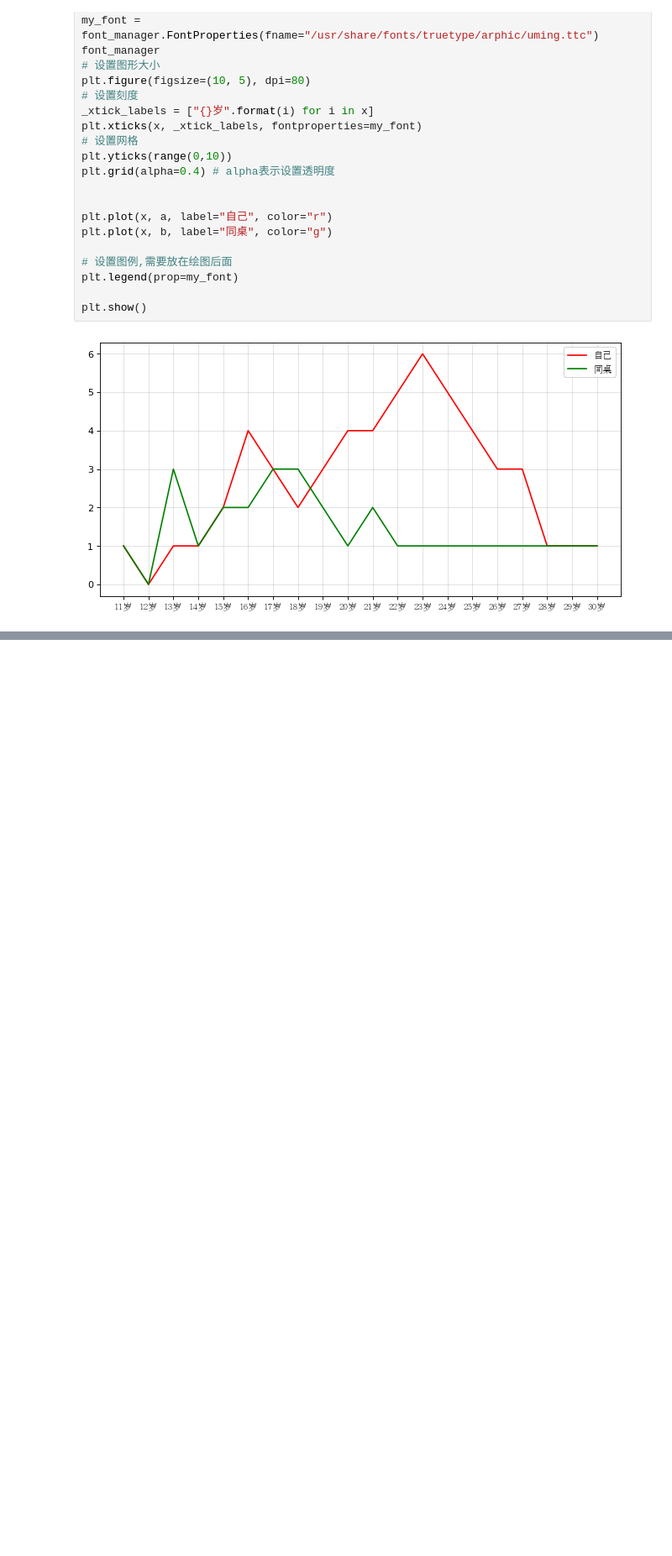
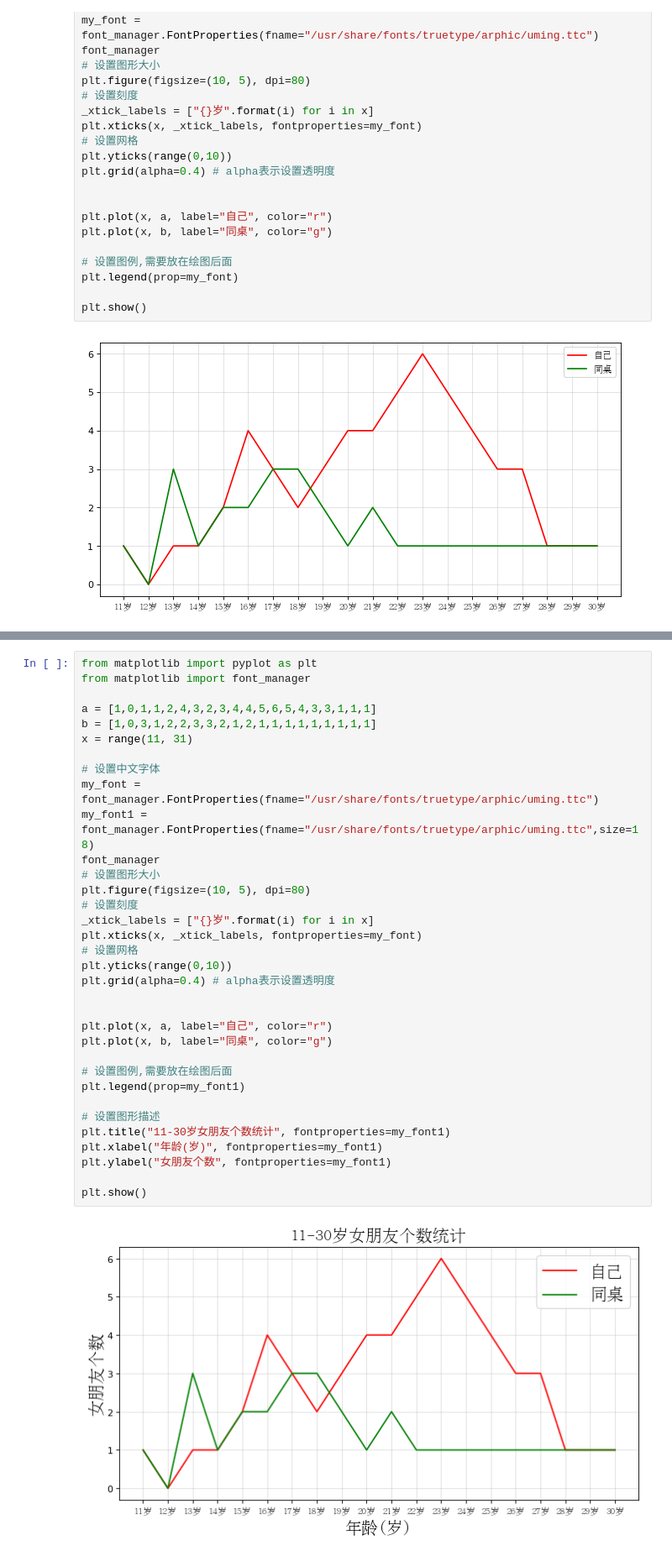
Before and after one commit to MemorialCheng/zero2one, a Jupyter notebook: BI/matplotlib/matplotlib_01_折线图.ipynb, the cells around one changed output, grey strips where cells are left out. Shown at 84% size. Cells and saved outputs as stored; diff of their text form; blank space fills up the shorter version.

Commit message:
matplotlib_折线图

```diff
--- a/BI/matplotlib/matplotlib_01_折线图.ipynb
+++ b/BI/matplotlib/matplotlib_01_折线图.ipynb
@@ -221,0 +228,36 @@ plt.show()
+# %%
+from matplotlib import pyplot as plt
+from matplotlib import font_manager
+
+a = [1,0,1,1,2,4,3,2,3,4,4,5,6,5,4,3,3,1,1,1]
+b = [1,0,3,1,2,2,3,3,2,1,2,1,1,1,1,1,1,1,1,1]
+x = range(11, 31)
+
+# 设置中文字体
+my_font = font_manager.FontProperties(fname="/usr/share/fonts/truetype/arphic/uming.ttc")
+my_font1 = font_manager.FontProperties(fname="/usr/share/fonts/truetype/arphic/uming.ttc",size=18)
+font_manager
+# 设置图形大小
+plt.figure(figsize=(10, 5), dpi=80)
+# 设置刻度
+_xtick_labels = ["{}岁".format(i) for i in x]
+plt.xticks(x, _xtick_labels, fontproperties=my_font)
+# 设置网格
+plt.yticks(range(0,10))
+plt.grid(alpha=0.4) # alpha表示设置透明度
+
+
+plt.plot(x, a, label="自己", color="r")
+plt.plot(x, b, label="同桌", color="g")
+
+# 设置图例,需要放在绘图后面
+plt.legend(prop=my_font1)
+
+# 设置图形描述
+plt.title("11-30岁女朋友个数统计", fontproperties=my_font1)
+plt.xlabel("年龄(岁)", fontproperties=my_font1)
+plt.ylabel("女朋友个数", fontproperties=my_font1)
+
+plt.show()
+# %% [output]
+[figure, added]
```
Also changed, not shown: parts of 2 cells of this notebook.
